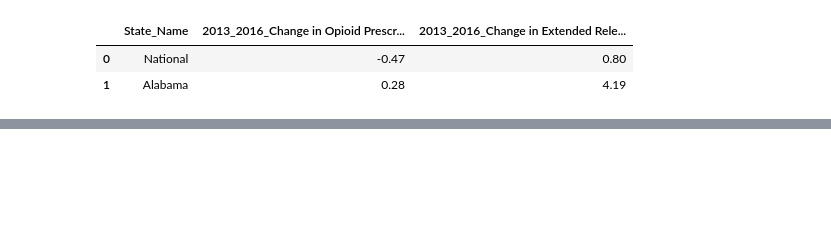
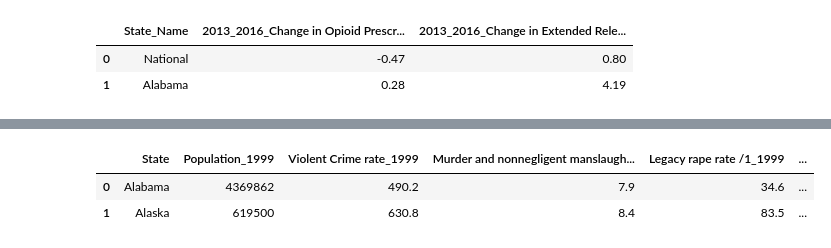
Before and after one commit to KirosG/Predicting-prescriber-induced-ovedoses, a Jupyter notebook: 1.1. Capestone Data setup_1.ipynb, the cells around one changed output, grey strips where cells are left out. Cells and saved outputs as stored; diff of their text form; code cells hidden in the pictures; blank space fills up the shorter version.

```diff
--- a/1.1. Capestone Data setup_1.ipynb
+++ b/1.1. Capestone Data setup_1.ipynb
@@ -766,0 +237,8 @@ Name: Total National Health Expenditures, dtype: object
+# %%
+violentcrime_df.drop(['Unnamed: 0','Unnamed: 8_1999','Unnamed: 8_2014'], axis =1, inplace =True)
+# %%
+violentcrime_df.head()[:2]
+# %% [output]
+|  | State | Population_1999 | Violent Crime rate_1999 | Murder and nonnegligent manslaugh... | Legacy rape rate /1_1999 | ... |
+| 0 | Alabama | 4369862 | 490.2 | 7.9 | 34.6 | ... |
+| 1 | Alaska | 619500 | 630.8 | 8.4 | 83.5 | ... |
```
Also changed, not shown: parts of 71 cells of this notebook, 40 other files.
